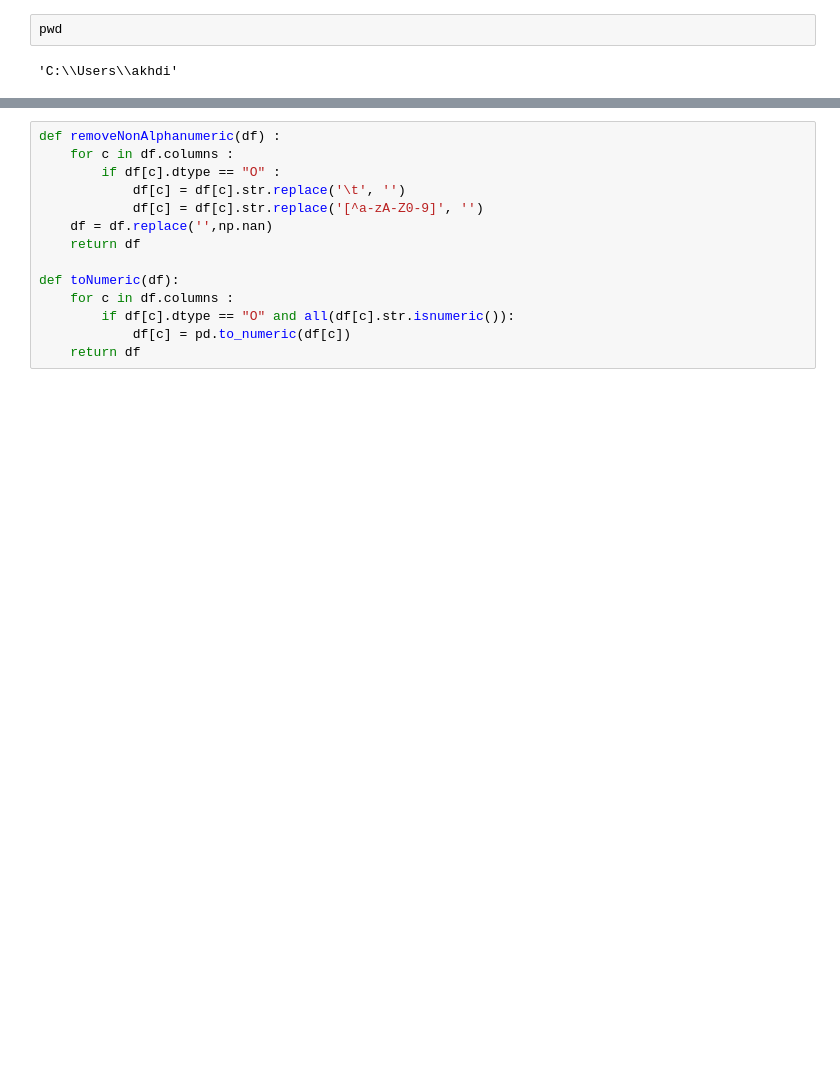
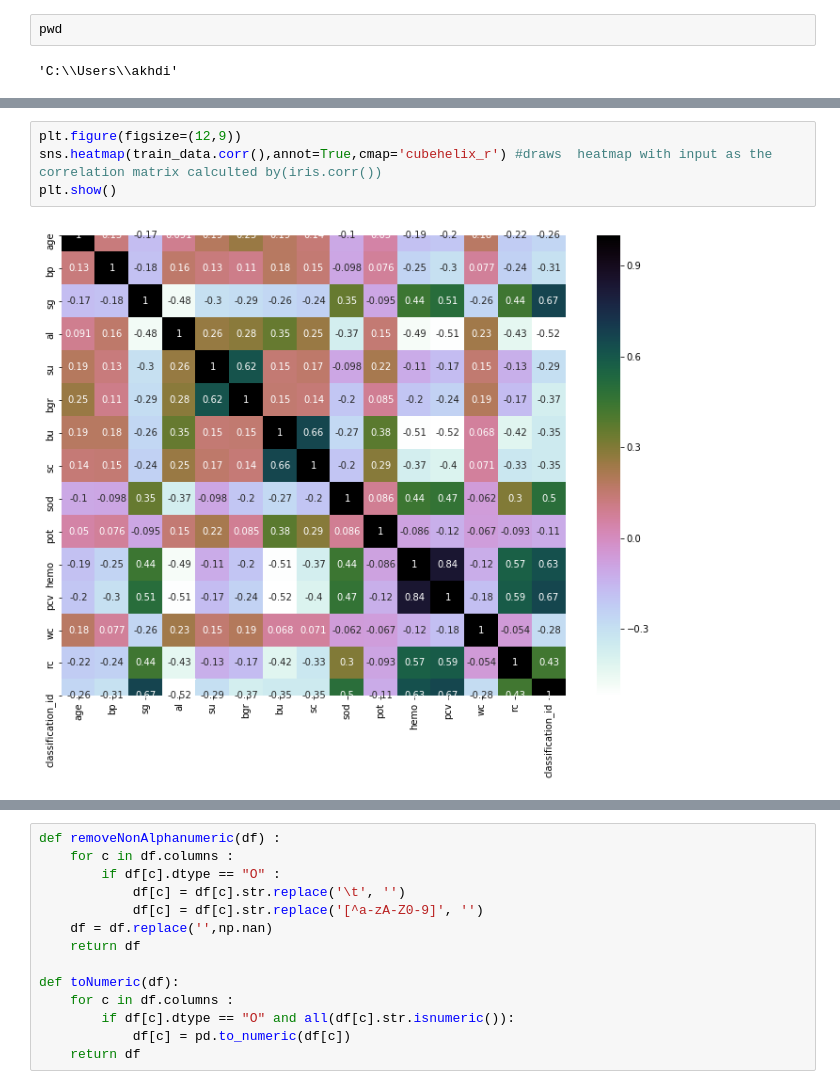
Before and after one commit to MarwaAK/binaryClassification, a Jupyter notebook: Projet_ML.ipynb, the cells around one changed output, grey strips where cells are left out. Drawn from its saved outputs; the diff is of its cells as text; blank space fills up the shorter version.

```diff
--- a/Projet_ML.ipynb
+++ b/Projet_ML.ipynb
@@ -128,0 +190,6 @@ plot_categ(train_data,"classification", ["pcc","ba"])
+# %%
+plt.figure(figsize=(12,9))
+sns.heatmap(train_data.corr(),annot=True,cmap='cubehelix_r') #draws  heatmap with input as the correlation matrix calculted by(iris.corr())
+plt.show()
+# %% [output]
+[figure, added]
```
Also changed, not shown: parts of 16 cells of this notebook.
